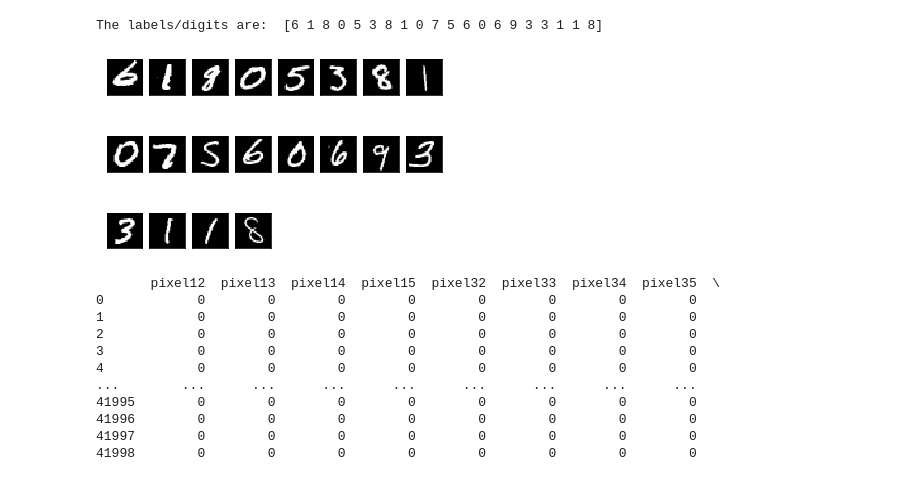
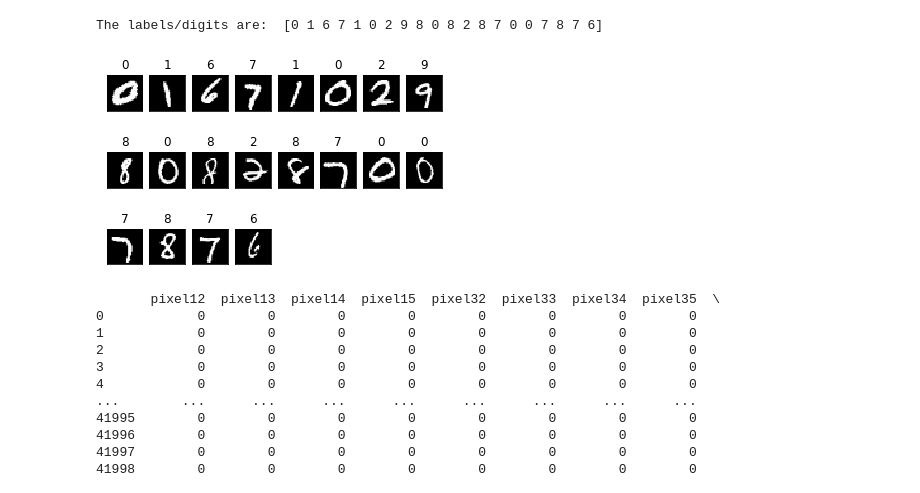
Before and after one commit to Kiliantae/digit-prediction, a Jupyter notebook: Digit Recognizer compitition.ipynb, the cells around one changed output. Drawn from its saved outputs; the diff is of its cells as text; code cells hidden in the pictures.

```diff
--- a/Digit Recognizer compitition.ipynb
+++ b/Digit Recognizer compitition.ipynb
@@ -39,42 +22,34 @@ plt.show()
 # %%
+
 def display_digit(N,train):
     """selects N randomn images out of the training set and displays the images with 8 images/row"""
     # choose randomly N numbers out of 42000 and put them into a list
     choose_N = np.random.randint(low=0,high=42000,size=N).tolist()
-
     # take a subset of N images
     subset_images = train.iloc[choose_N,:]
-
     # reindex this subset of images
     subset_images.index = range(1,N+1)
-
-    # print out the labels of the N images
-    print("The labels/digits are: " , subset_images.label.values)
-
     # drop the lagel column out of the images-subset
     subset_images_x = subset_images.drop(columns='label')
-
     # iterate over the rows of the subset
     for i, row in subset_images_x.iterrows():
         # add subplot
         plt.subplot((N//8)+1,8,i)
         # reshape the images
         pixels = row.values.reshape((28,28))
         # display data as an image
         plt.imshow(pixels, cmap='gray')
         plt.xticks([])
         plt.yticks([])
-
+        plt.title("{}".format(subset_images.label.values[i-1]))
     #plt.title("randomly picked images from the dataset")
     plt.show()
-
     return
 
-
 display_digit(20,train)
 # %% [output]
-The labels/digits are:  [6 1 8 0 5 3 8 1 0 7 5 6 0 6 9 3 3 1 1 8]
+The labels/digits are:  [0 1 6 7 1 0 2 9 8 0 8 2 8 7 0 0 7 8 7 6]
-[figure, old version]
+[figure, new version]
 # %%
 def remove_constant_pixels(train_x):
     """removes pixels from the image with constant intensity values, hence which are always 0 (black) or 255 (white)
```
Also changed, not shown: parts of 4 cells of this notebook, 2 other files.
